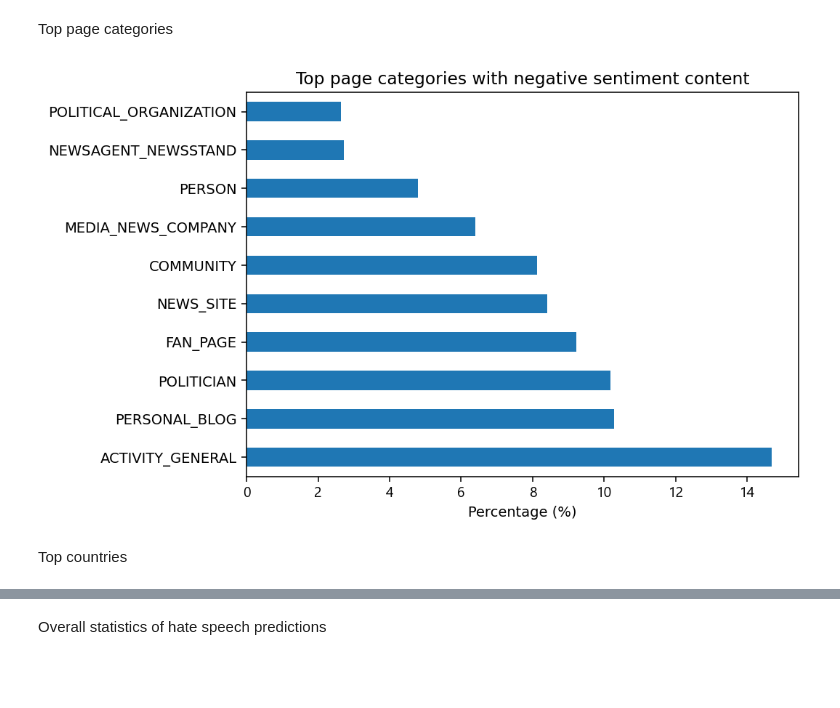
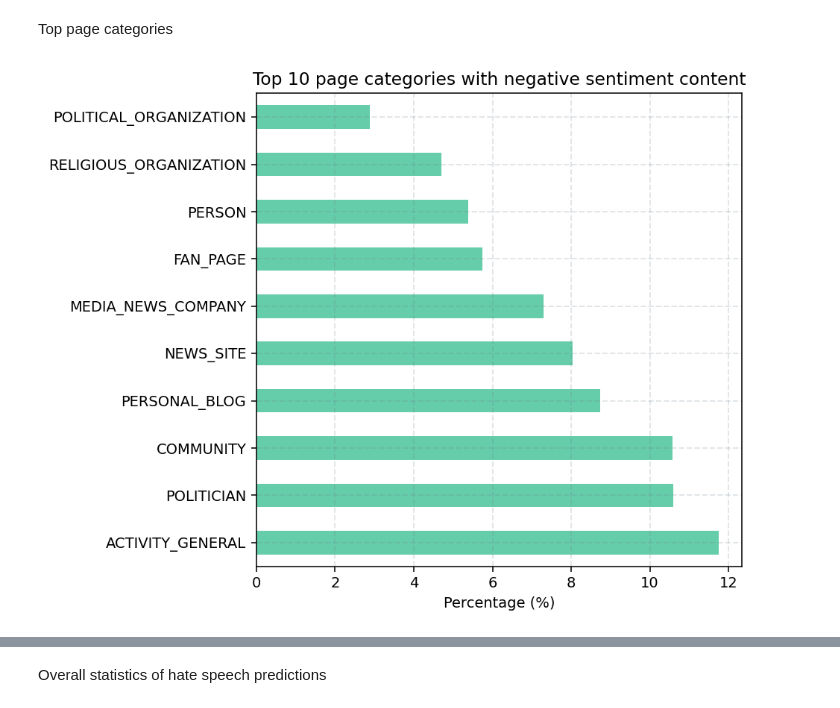
Before and after one commit to SaikatPhys/CrowdTangle-NLP, a Jupyter notebook: CrowdTangle-sentiment-hatespeech-plots.ipynb, the cells around one changed output, grey strips where cells are left out. Drawn from its saved outputs; the diff is of its cells as text; code cells hidden in the pictures; blank space fills up the shorter version.

```diff
--- a/CrowdTangle-sentiment-hatespeech-plots.ipynb
+++ b/CrowdTangle-sentiment-hatespeech-plots.ipynb
@@ -45,0 +50,4 @@ Index(['account.name', 'account.handle', 'platformId', 'Page Category',
+# %%
+df = df.dropna(subset=['message']).reset_index(drop=True)
+#df = df.reset_index()
+print (len(df))
@@ -105,25 +126,24 @@ plt.show()
 # %% [markdown]
 Top page categories
 # %%
-plt.figure(figsize=(7,5),dpi=140)
+plt.figure(figsize=(6,6),dpi=140)
 
 
 negative_sentiment_category_percent = negative_sentiment ['Page Category'].value_counts()*100/len(negative_sentiment)
-negative_sentiment_category_percent[:10].plot(kind='barh')
+negative_sentiment_category_percent[:10].plot(kind='barh', color = "mediumaquamarine")
 
 
 # Customize matplotlib
-hindi_font = FontProperties(fname = '/content/drive/MyDrive/CrowdTangle-NLP/Nirmala.ttf')
+#hindi_font = FontProperties(fname = '/content/drive/MyDrive/CrowdTangle-NLP/Nirmala.ttf')
 
-plt.xticks(fontproperties=hindi_font)
+#plt.xticks(fontproperties=hindi_font)
 #plt.xticks(rotation = 60)
 
-plt.title('Top page categories with negative sentiment content')
+plt.title('Top 10 page categories with negative sentiment content')
+plt.grid(color='slategrey', linestyle='--', linewidth=1, alpha=0.2)
 plt.xlabel('Percentage (%)')
 #plt.grid(True)
 
 plt.show()
 # %% [output]
-[figure, old version]
+[figure, new version]
-# %% [markdown]
-Top countries
```
Also changed, not shown: parts of 26 cells of this notebook.
